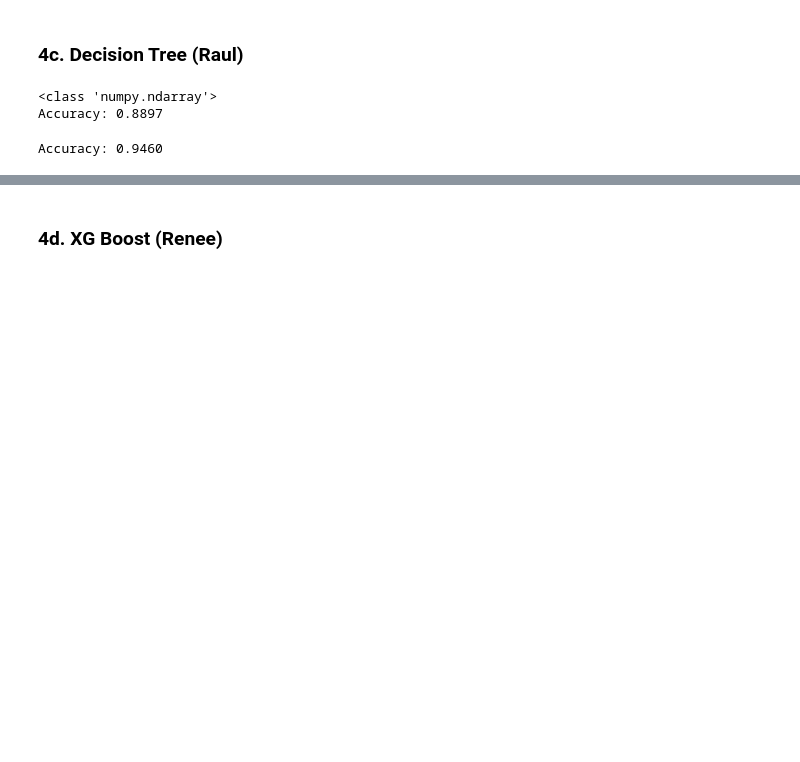
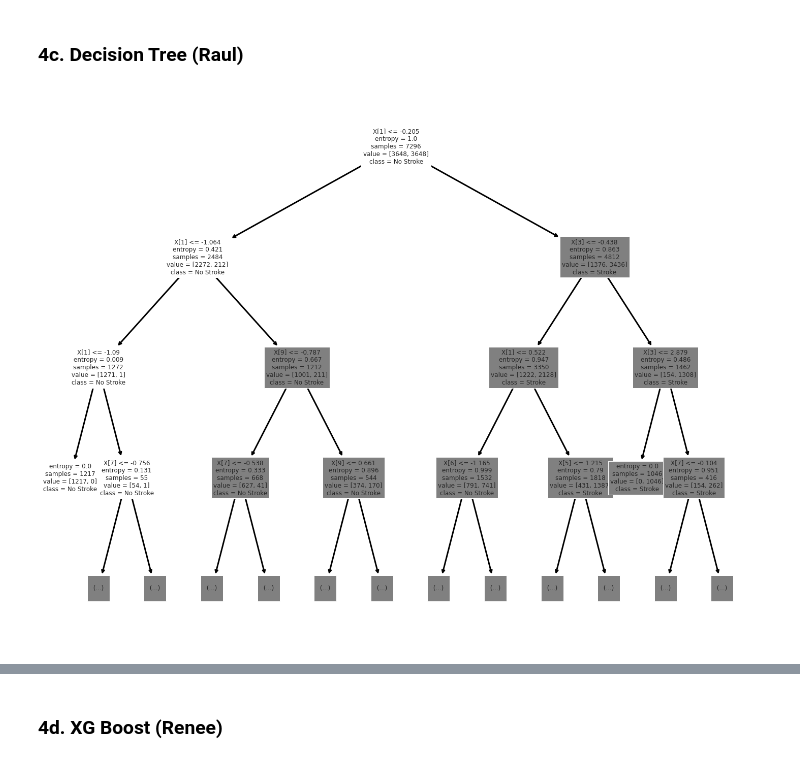
Before and after one commit to raul-miranda/DS-201-Project-1, a Jupyter notebook: D201_Project_2_raul3.ipynb, the cells around one changed output, grey strips where cells are left out. Drawn from its saved outputs; the diff is of its cells as text; code cells hidden in the pictures; blank space fills up the shorter version.

```diff
--- a/D201_Project_2_raul3.ipynb
+++ b/D201_Project_2_raul3.ipynb
@@ -554,21 +556,19 @@ plt.show()
 # %% [markdown]
 ### 4c. Decision Tree (Raul)
-# %%
-print (type(X_train_SMOTE))
-dt = DecisionTreeClassifier(criterion= 'entropy', max_depth=8, random_state=1)
-dt.fit(X_train_SMOTE,y_train_SMOTE)
-y_pred = dt.predict(X_test)
-
-print ("Accuracy: %.4f" % (accuracy_score(y_test, y_pred)))
-# %% [output]
-<class 'numpy.ndarray'>
-Accuracy: 0.8897
-# %%
-from sklearn.ensemble import RandomForestClassifier
-rf_cl = RandomForestClassifier(n_estimators=100, random_state=11)
-rf_cl.fit(X_train_SMOTE, y_train_SMOTE)
-rf_pred= rf_cl.predict(X_test)
-accuracy = float(np.sum(rf_pred==y_test))/y_test.shape[0]
-print("Accuracy: %.4f" % (accuracy))
-# %% [output]
-Accuracy: 0.9460
+# %%
+dt_cl = DecisionTreeClassifier(criterion= 'entropy', max_depth=8, random_state=1)
+model = dt_cl.fit(X_train_SMOTE,y_train_SMOTE)
+
+# plot tree
+from sklearn import tree
+from matplotlib import pyplot as plt
+fig, ax = plt.subplots(figsize=(25,20))
+out = tree.plot_tree(decision_tree=model, max_depth=3, fontsize=12, class_names=['No Stroke','Stroke'])
+for o in out:
+  arrow = o.arrow_patch
+  if arrow is not None:
+    arrow.set_edgecolor('black')
+    arrow.set_linewidth('3')
+plt.show()
+# %% [output]
+[figure, added]
```
Also changed, not shown: parts of 19 cells of this notebook.
